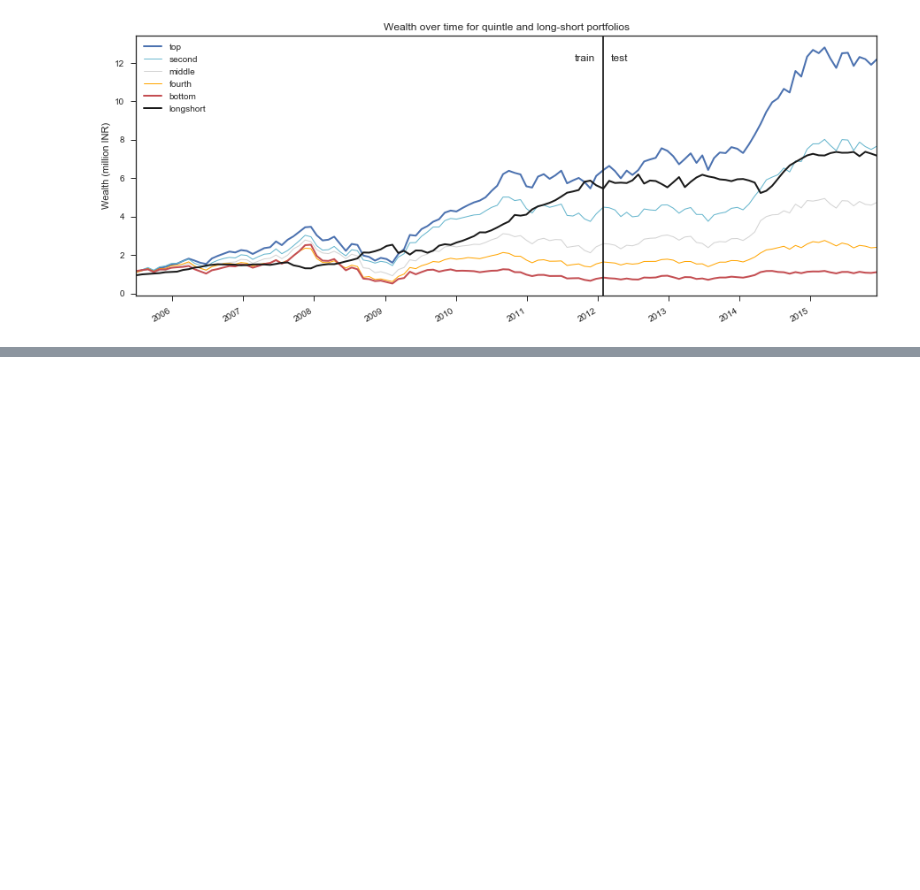
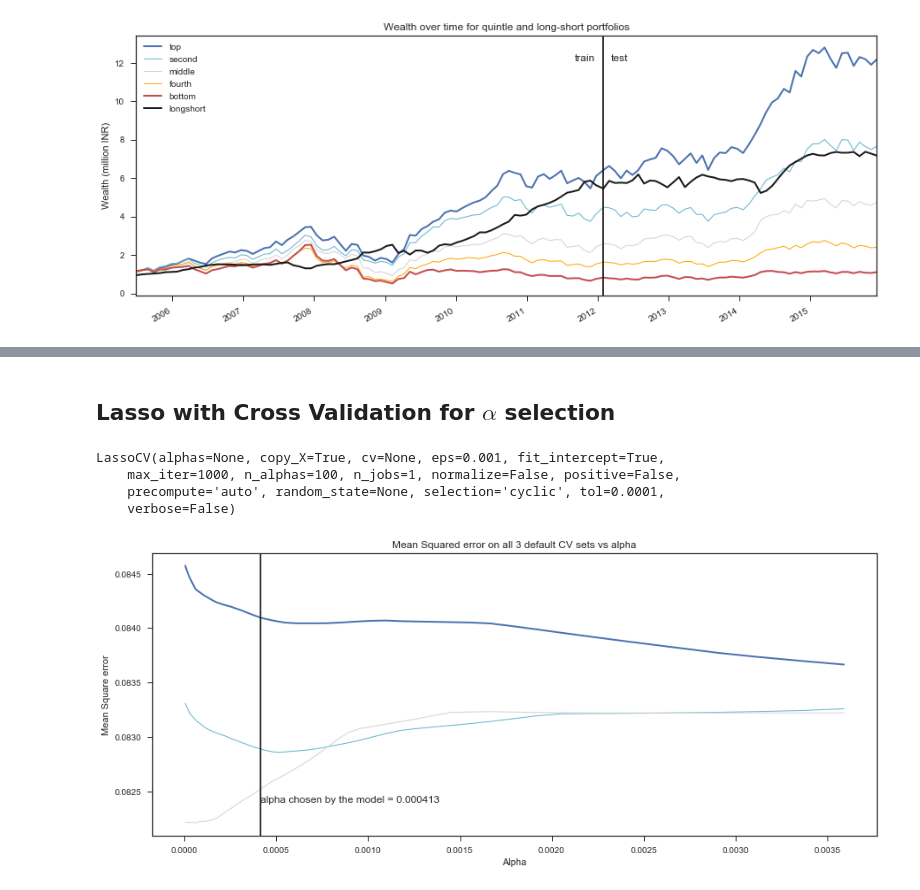
Before and after one commit to SiluPanda/capstone, a Jupyter notebook: CapstoneProject.ipynb, the cells around one changed output, grey strips where cells are left out. Cells and saved outputs as stored; diff of their text form; code cells hidden in the pictures; blank space fills up the shorter version.

```diff
--- a/CapstoneProject.ipynb
+++ b/CapstoneProject.ipynb
@@ -615,0 +681,21 @@ Rsqaure Out-of-Sample: -0.0024
+# %% [markdown]
+## Lasso with Cross Validation for $\alpha$ selection
+# %%
+from sklearn.linear_model import LassoCV
+lassoCV = LassoCV()
+# %%
+lassoCV.fit(Xua_train.values, yua_train.values.squeeze())
+# %% [output]
+LassoCV(alphas=None, copy_X=True, cv=None, eps=0.001, fit_intercept=True,
+    max_iter=1000, n_alphas=100, n_jobs=1, normalize=False, positive=False,
+    precompute='auto', random_state=None, selection='cyclic', tol=0.0001,
+    verbose=False)
+# %%
+plt.plot(lassoCV.alphas_,lassoCV.mse_path_);
+plt.axvline(x = lassoCV.alpha_,color='k');
+plt.title('Mean Squared error on all 3 default CV sets vs alpha');
+plt.xlabel('Alpha');
+plt.ylabel('Mean Square error');
+plt.text(lassoCV.alpha_,0.0824,'alpha chosen by the model = %f'%lassoCV.alpha_);
+# %% [output]
+[figure, added]
```
Also changed, not shown: parts of 42 cells of this notebook.
